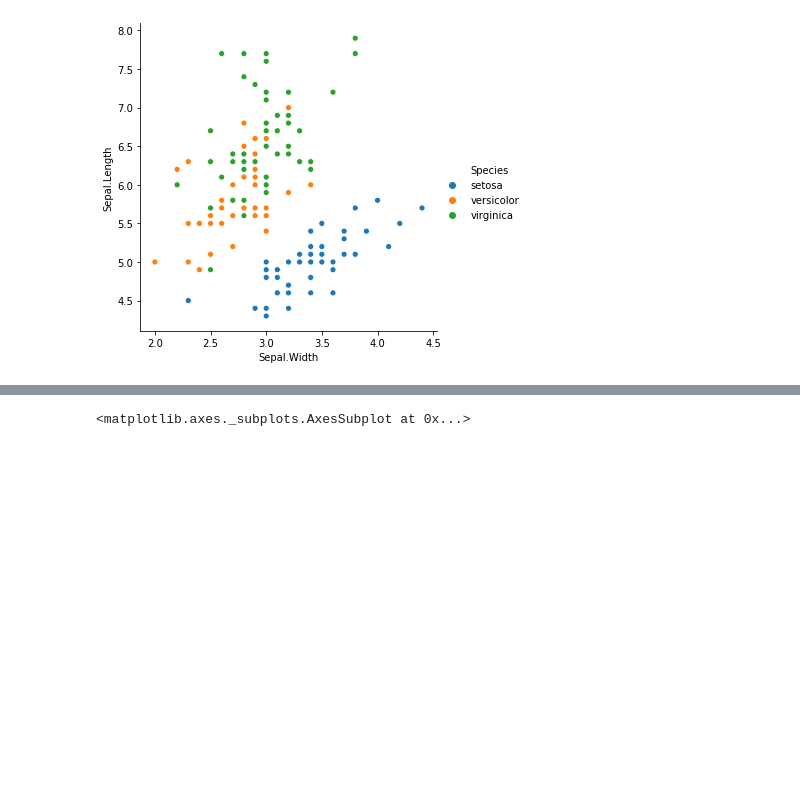
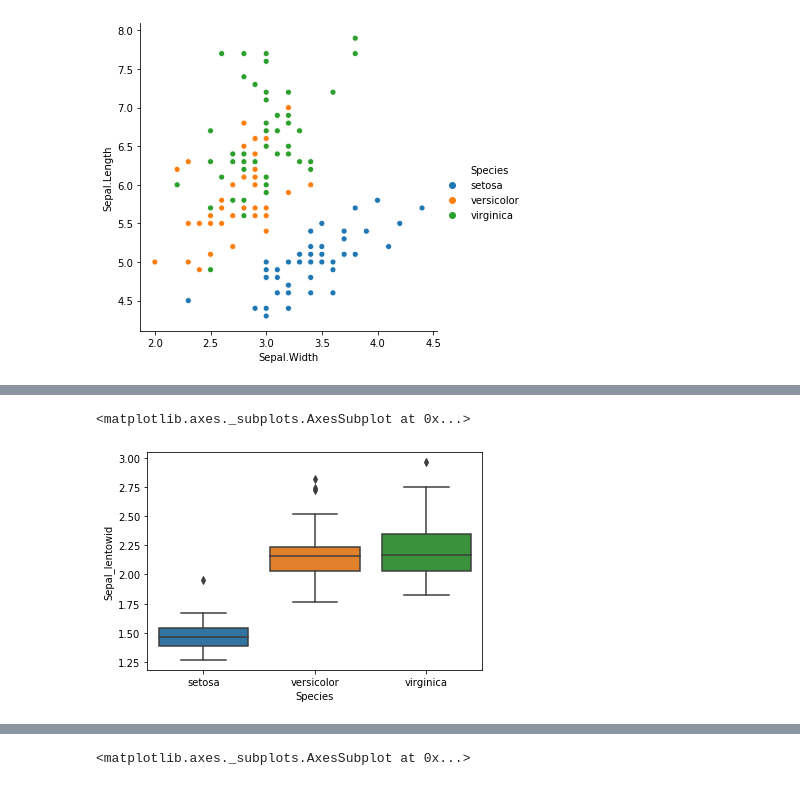
Before and after one commit to Jacqueline-A-Shay/python-exercises, a Jupyter notebook: 4.9_seaborn_exercises.ipynb, the cells around one changed output, grey strips where cells are left out. Cells and saved outputs as stored; diff of their text form; code cells hidden in the pictures; blank space fills up the shorter version.

```diff
--- a/4.9_seaborn_exercises.ipynb
+++ b/4.9_seaborn_exercises.ipynb
@@ -143,0 +166,8 @@ sns.heatmap(iris.corr())
+# %%
+# Would it be reasonable to predict species based on sepal width and sepal length?
+
+iris['Sepal_lentowid'] = iris['Sepal.Length']/iris['Sepal.Width']
+sns.boxplot(data = iris, x = 'Species', y = 'Sepal_lentowid')
+# %% [output]
+<matplotlib.axes._subplots.AxesSubplot at 0x...>
+[figure, added]
```
Also changed, not shown: parts of 30 cells of this notebook, 1 other file.
